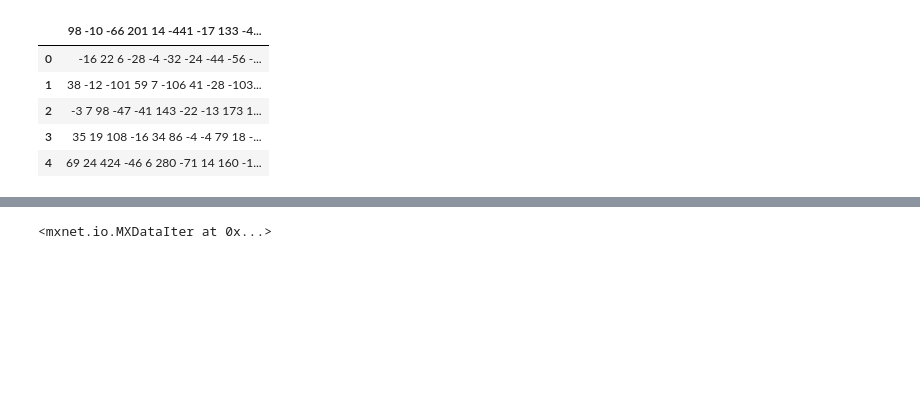
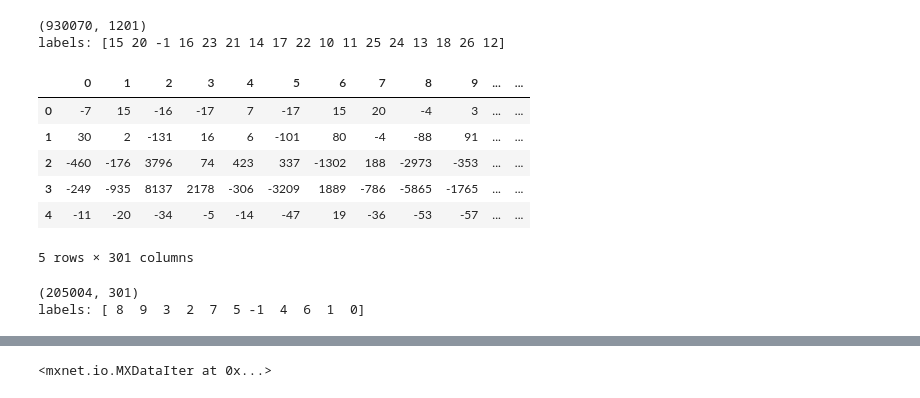
Before and after one commit to kpernyer/breakk, a Jupyter notebook: code/prototype keras.ipynb, the cells around one changed output, grey strips where cells are left out. Saved outputs shown, nothing was run; the diff lists cells and outputs as text; code cells hidden in the pictures; blank space fills up the shorter version.

```diff
--- a/code/prototype keras.ipynb
+++ b/code/prototype keras.ipynb
@@ -8 +22,7 @@ import tarfile
+# %%
+print(karm.shape)
+print('labels:', karm[karm.columns[-1]].unique())
+# %% [output]
+(930070, 1201)
+labels: [15 20 -1 16 23 21 14 17 22 10 11 25 24 13 18 26 12]
 # %%
@@ -10,9 +30,18 @@ data = pd.read_csv(os.path.join(PROJECT_DATA_DIR, 'all_training_200_4.csv'))
+# %%
+df = pd.read_csv(os.path.join(PROJECT_DATA_DIR, 'all_training_100.csv'),sep='\s+', header=None)
 # %%
-data.head()
+df.head()
 # %% [output]
-|  | 98 -10 -66 201 14 -441 -17 133 -4... |
-| 0 | -16 22 6 -28 -4 -32 -24 -44 -56 -... |
-| 1 | 38 -12 -101 59 7 -106 41 -28 -103... |
-| 2 | -3 7 98 -47 -41 143 -22 -13 173 1... |
-| 3 | 35 19 108 -16 34 86 -4 -4 79 18 -... |
-| 4 | 69 24 424 -46 6 280 -71 14 160 -1... |
+|  | 0 | 1 | 2 | 3 | 4 | 5 | 6 | 7 | 8 | 9 | ... | ... |
+| 0 | -7 | 15 | -16 | -17 | 7 | -17 | 15 | 20 | -4 | 3 | ... | ... |
+| 1 | 30 | 2 | -131 | 16 | 6 | -101 | 80 | -4 | -88 | 91 | ... | ... |
+| 2 | -460 | -176 | 3796 | 74 | 423 | 337 | -1302 | 188 | -2973 | -353 | ... | ... |
+| 3 | -249 | -935 | 8137 | 2178 | -306 | -3209 | 1889 | -786 | -5865 | -1765 | ... | ... |
+| 4 | -11 | -20 | -34 | -5 | -14 | -47 | 19 | -36 | -53 | -57 | ... | ... |
+5 rows × 301 columns
+# %%
+print(df.shape)
+print('labels:', df[df.columns[-1]].unique())
+# %% [output]
+(205004, 301)
+labels: [ 8  9  3  2  7  5 -1  4  6  1  0]
```
Also changed, not shown: parts of 10 cells of this notebook.
